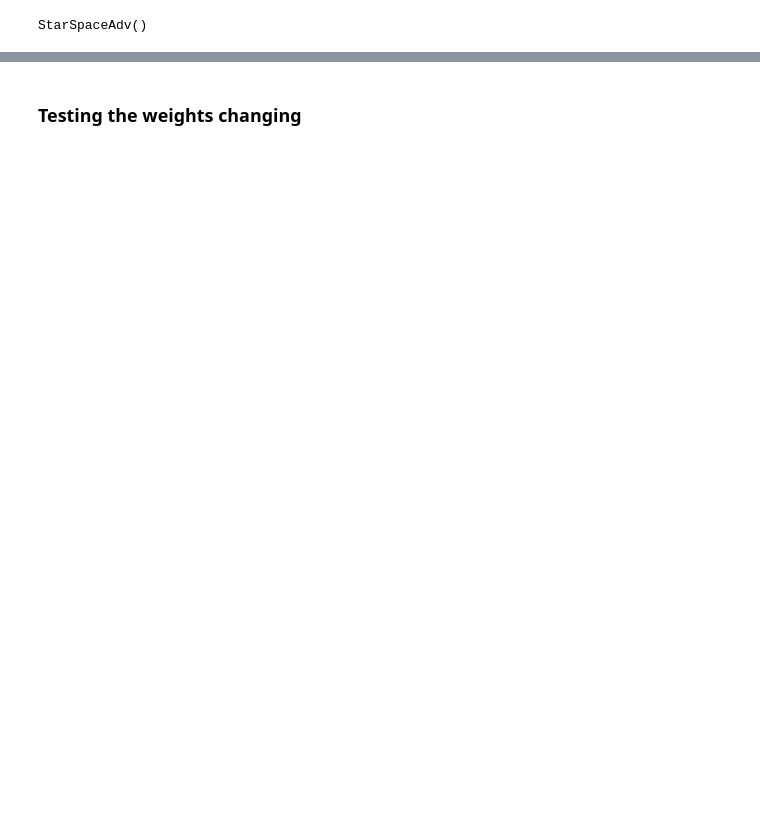
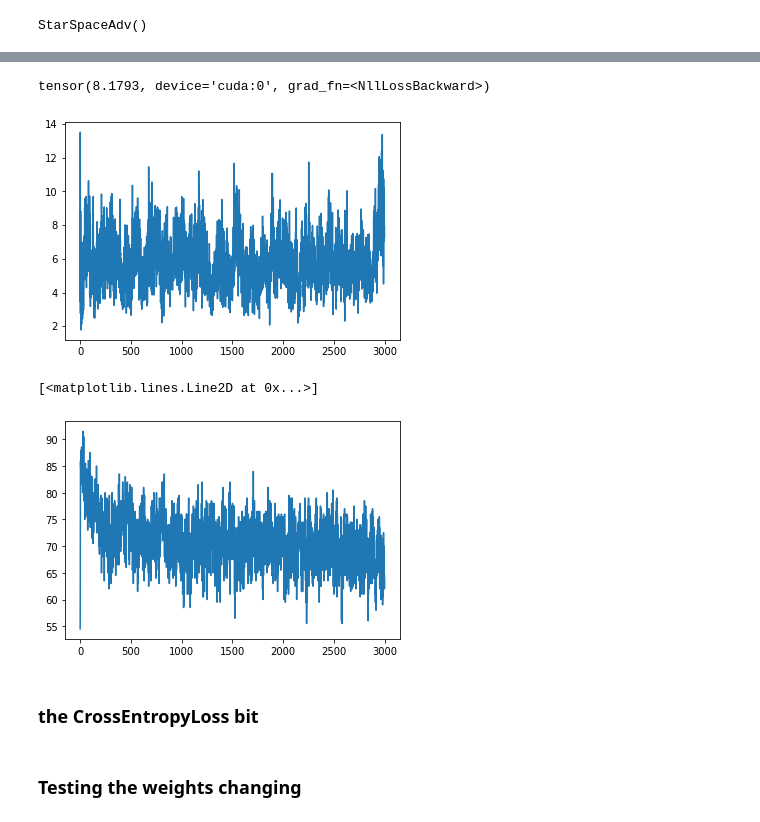
Before and after one commit to cohenbenr/classify-dot, a Jupyter notebook: bc_adversarial_model.ipynb, the cells around one changed output, grey strips where cells are left out. Cells and saved outputs as stored; diff of their text form; code cells hidden in the pictures; blank space fills up the shorter version.

```diff
--- a/bc_adversarial_model.ipynb
+++ b/bc_adversarial_model.ipynb
@@ -113,18 +113,20 @@ StarSpaceAdv()
 # %%
 discriminator = Discriminator(
     classifier = LogisticRegression(100,2),
-    criterion = nn.CrossEntropyLoss(),
     embedder = embedder,
-    learning_rates = [.01, .01])
+    lr = .1)
+
+criterion = nn.CrossEntropyLoss()
 # %%
 #Run parameters
 epochs = 3
-print_every = 10
+print_every = 100
 log_every = 10
 batch_size = 100
 
 #Losses
 star_losses = []
-disc_losses = []
+disc_losses1 = []
+disc_losses2 = []
 epoch_losses = [1e12]
 log.info('Beginning run')
@@ -152,26 +165,40 @@ for epoch in range(epochs):
 
         star_loss = torch.sum(torch.clamp(.1 - positive_similarity + negative_similarity, min=0))
 
-        star_loss.backward(); starspace.opt.step()
+        ###### Forward Pass- Discriminator ############################################################
+        outputs, disc_y = discriminator(batch, dot_positions)
+        disc_loss1 = criterion(outputs,disc_y)
 
-        ###### Forward Pass- Discriminator ###########################################################
+        ###### Backward Pass- Embeddings ##############################################################
+        emb_loss = star_loss + disc_loss1
+        emb_loss.backward(); starspace.opt.step()
+
+        ###### Forward Pass 2- Discriminator ###########################################################
         discriminator.train(); discriminator.opt.zero_grad()
-        disc_loss, outputs, disc_y = discriminator(batch, dot_positions)
+
+        outputs, disc_y = discriminator(batch, dot_positions)
+        #ridge = .1 * torch.norm(torch.cat([x.view(-1) for x in discriminator.parameters()]), 2)
+        disc_loss2 = criterion(outputs,disc_y)
+
+        ###### Backward Pass 2- Discriminator ############################################################
+        disc_loss2.backward(); discriminator.opt.step()
 
         acc = 100 * (outputs.max(1).indices == disc_y).sum().item() / 200
 
-        disc_loss.backward(); discriminator.opt.step()
+        discriminator.opt.zero_grad()
 
-        ###### Batch Print/Log #############################################################################
+        ###### Batch Print/Log #########################################################################
         star_losses.append(star_loss.detach().cpu().numpy())
-        disc_losses.append(acc)
+        disc_losses1.append(disc_loss1.detach().cpu().numpy())
+        disc_losses2.append(acc)
 
         if (i % (print_every*batch_size) == 0) & (i > 0):
             print('star avg loss: %s' % str(np.mean(star_losses[-10:])))
-            print('discriminator accuracy: %s' % str(np.mean(disc_losses[-10:])))
+            print('discriminator CEL: %s' % str(np.mean(disc_losses1[-10:])))
+            print('discriminator accuracy: %s' % str(np.mean(disc_losses2[-10:])))
         if (i % (log_every*batch_size) == 0) & (i > 0):
             log.info('star avg loss: %s' % str(np.mean(star_losses[-10:])))
-            log.info('discriminator accuracy: %s' % str(np.mean(disc_losses[-10:])))
+            log.info('discriminator accuracy: %s' % str(np.mean(disc_losses1[-10:])))
 
     # End of inner loop
     if nan_break:
@@ -223,0 +275,4 @@ epoch_losses_sep
+# %%
+criterion(outputs,disc_y)
+# %% [output]
+tensor(8.1793, device='cuda:0', grad_fn=<NllLossBackward>)
@@ -223,0 +281,10 @@ epoch_losses_sep
+# %%
+plt.plot(range(len(disc_losses1)),disc_losses1)
+plt.show()
+plt.plot(range(len(disc_losses1)),disc_losses2)
+# %% [output]
+[figure, added]
+[<matplotlib.lines.Line2D at 0x...>]
+[figure, added]
+# %% [markdown]
+### the CrossEntropyLoss bit
```
Also changed, not shown: parts of 12 cells of this notebook, 1 other file.
